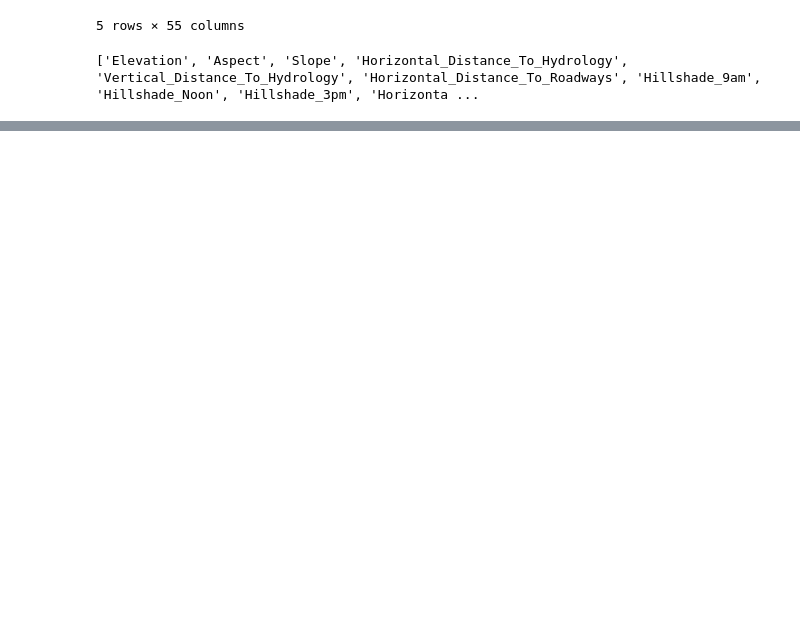
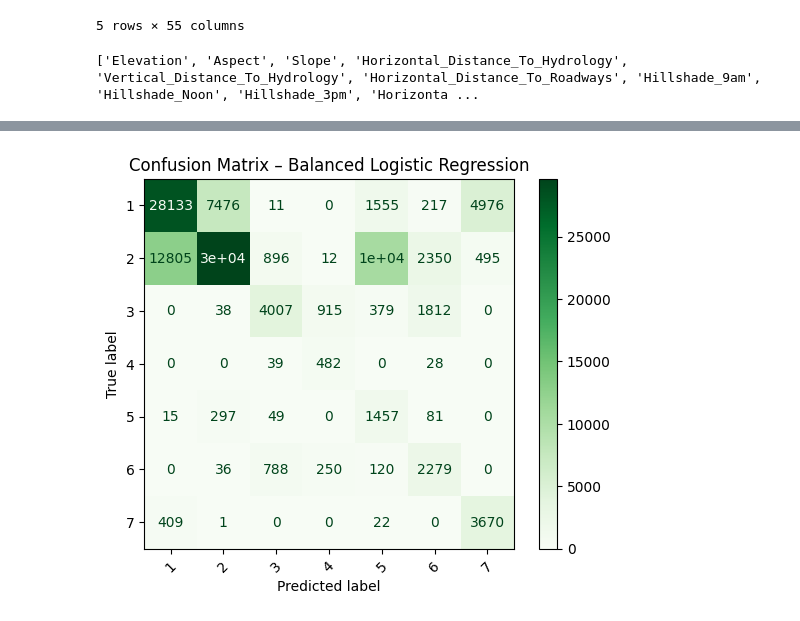
Before and after one commit to JumDum1101/ML_Project, a Jupyter notebook: logistic_regression.ipynb, the cells around one changed output, grey strips where cells are left out. Drawn from its saved outputs; the diff is of its cells as text; code cells hidden in the pictures; blank space fills up the shorter version.

```diff
--- a/logistic_regression.ipynb
+++ b/logistic_regression.ipynb
@@ -101,10 +119,22 @@ X_test_scaled = scaler.transform(X_test)
 # %%
 from sklearn.linear_model import LogisticRegression
+from sklearn.metrics import balanced_accuracy_score
 
 model = LogisticRegression(
     solver="lbfgs",
     max_iter=1000
 )
 
+
 model.fit(X_train_scaled, y_train)
+
+
+balanced_model = LogisticRegression(
+    solver="lbfgs",
+    max_iter=2000,
+    class_weight="balanced",
+    random_state=42
+)
+
+balanced_model.fit(X_train_scaled, y_train)
 # %% [output]
@@ -142,0 +226,14 @@ weighted avg       0.70      0.60      0.63     87152
+# %%
+labels = [1,2,3,4,5,6,7]
+
+ConfusionMatrixDisplay.from_predictions(
+    y_test,
+    y_test_pred_bal,
+    display_labels=labels,
+    cmap="Greens",
+    xticks_rotation=45
+)
+plt.title("Confusion Matrix – Balanced Logistic Regression")
+plt.show()
+# %% [output]
+[figure, added]
```
Also changed, not shown: parts of 8 cells of this notebook.
